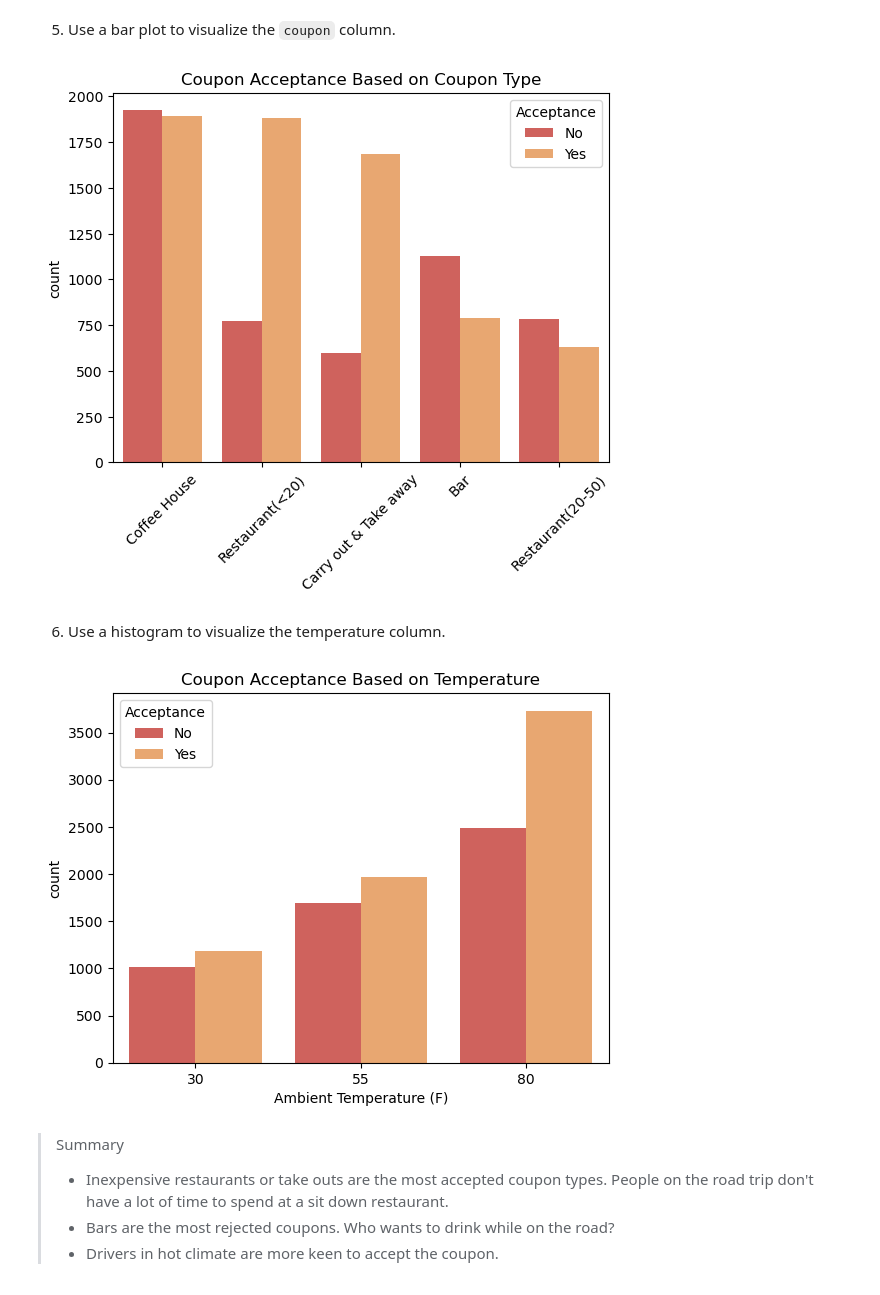
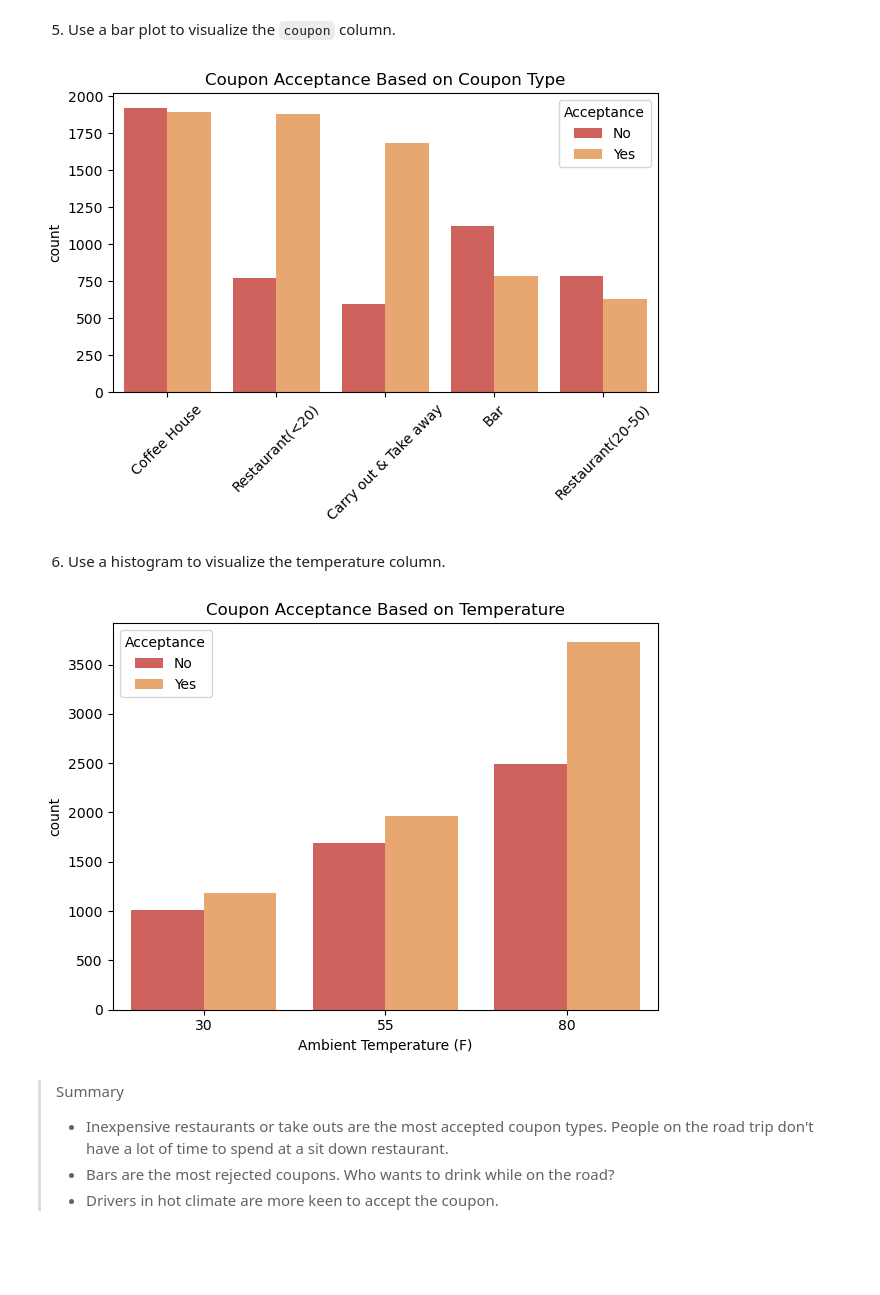
Before and after one commit to outdegree/BH-PCMLAI-M5-App1, a Jupyter notebook: prompt.ipynb, the cells around one changed output. Saved outputs shown, nothing was run; the diff lists cells and outputs as text; code cells hidden in the pictures; blank space fills up the shorter version.

```diff
--- a/prompt.ipynb
+++ b/prompt.ipynb
@@ -194,19 +194,20 @@ Percent of drivers who accepted a coupon:  56.93352098683666
 # %%
 # Set "Spectral" palette for all the plots.
 sns.set_palette('Spectral')
 
 # Plot the histogram using countplot() method. Sort descending by count values.
 sns.countplot(data, x='coupon', hue='Y', order = data['coupon'].value_counts().index)
 plt.title('Coupon Acceptance Based on Coupon Type')
 plt.legend(title='Acceptance', labels=['No', 'Yes'])
 
 # Remove unnecessary x-axis label containing column's name and rotate the ticks.
 plt.xlabel('')
 plt.xticks(rotation=45)
-plt.savefig("images/coupon_category_histogram.png")
+plt.tight_layout()
+plt.savefig('images/coupon_category_histogram.png')
 plt.show()
 # %% [output]
-[figure, old version]
+[figure, new version]
 # %% [markdown]
 6. Use a histogram to visualize the temperature column.
 # %%
@@ -214,10 +215,11 @@ sns.countplot(data, x='temperature', hue='Y')
 plt.legend(title='Acceptance', labels=['No', 'Yes'])
 plt.title('Coupon Acceptance Based on Temperature')
 plt.xlabel('Ambient Temperature (F)')
-plt.savefig("images/temperature_histogram.png")
+plt.tight_layout()
+plt.savefig('images/temperature_histogram.png')
 plt.show()
 # %% [output]
-[figure, old version]
+[figure, new version]
 # %% [markdown]
 > Summary
 > - Inexpensive restaurants or take outs are the most accepted coupon types. People on the road trip don't have a lot of time to spend at a sit down restaurant.
```
Also changed, not shown: parts of 4 cells of this notebook, 7 other files.
